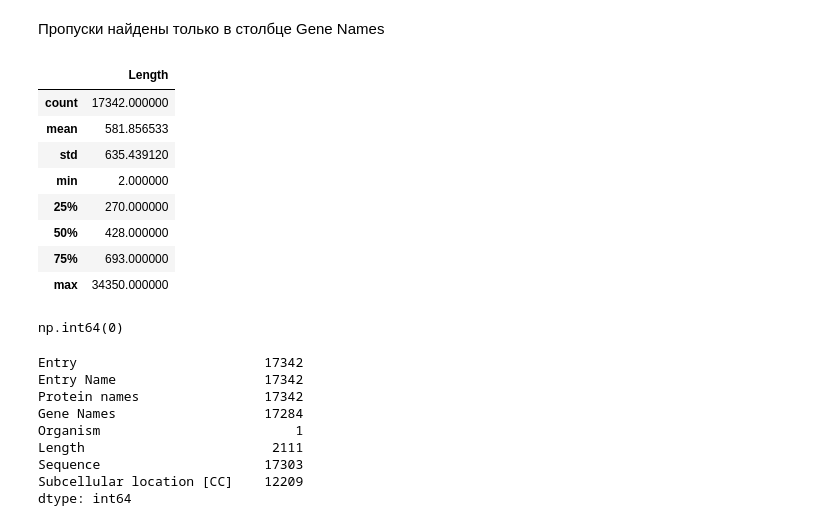
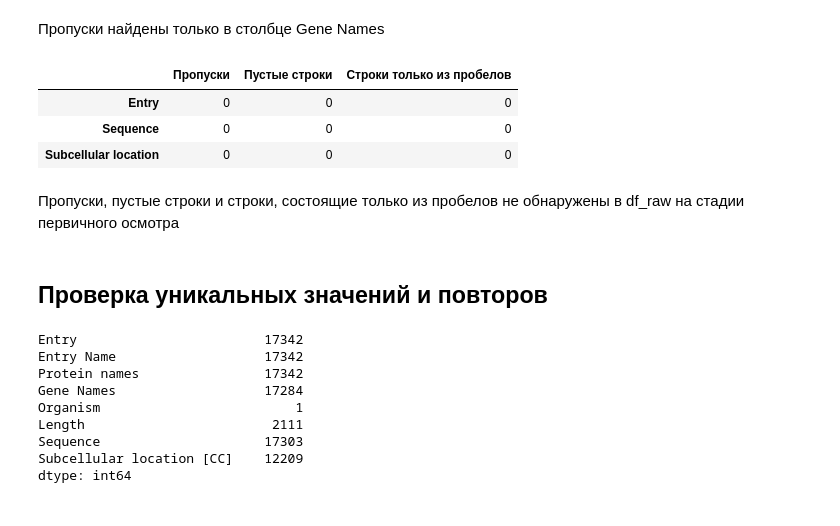
Before and after one commit to EnemyOfDeath7/protein-localization-project, a Jupyter notebook: notebooks/01_data_download_and_inspection.ipynb, the cells around one changed output. Drawn from its saved outputs; the diff is of its cells as text; code cells hidden in the pictures.

```diff
--- a/notebooks/01_data_download_and_inspection.ipynb
+++ b/notebooks/01_data_download_and_inspection.ipynb
@@ -74,22 +88,25 @@ Subcellular location [CC]     0
 dtype: int64
 # %% [markdown]
 Пропуски найдены только в столбце Gene Names
-# %%
-df.describe()
-# %% [output]
-|  | Length |
-| count | 17342.000000 |
-| mean | 581.856533 |
-| std | 635.439120 |
-| min | 2.000000 |
-| 25% | 270.000000 |
-| 50% | 428.000000 |
-| 75% | 693.000000 |
-| max | 34350.000000 |
-# %%
-# Проверка дубликатов
-df.duplicated().sum()
-# %% [output]
-np.int64(0)
+# %%
+data = []
+for col in ["Entry", "Sequence", "Subcellular location [CC]"]:
+    nan = df_raw[col].isna().sum()
+    none = len(df_raw[df_raw["Entry"] == ""])
+    space = len(df_raw[df_raw["Entry"].str.isspace()])
+
+    data.append([nan, none, space])
+
+df_abs = pd.DataFrame(data=data, columns=["Пропуски", "Пустые строки",	"Строки только из пробелов"], index=["Entry", "Sequence", "Subcellular location"])
+df_abs
+# %% [output]
+|  | Пропуски | Пустые строки | Строки только из пробелов |
+| Entry | 0 | 0 | 0 |
+| Sequence | 0 | 0 | 0 |
+| Subcellular location | 0 | 0 | 0 |
+# %% [markdown]
+Пропуски, пустые строки и строки, состоящие только из пробелов не обнаружены в df_raw на стадии первичного осмотра
+# %% [markdown]
+## Проверка уникальных значений и повторов
 # %%
 # Проверка уникальных значений
```
Also changed, not shown: parts of 34 cells of this notebook.
